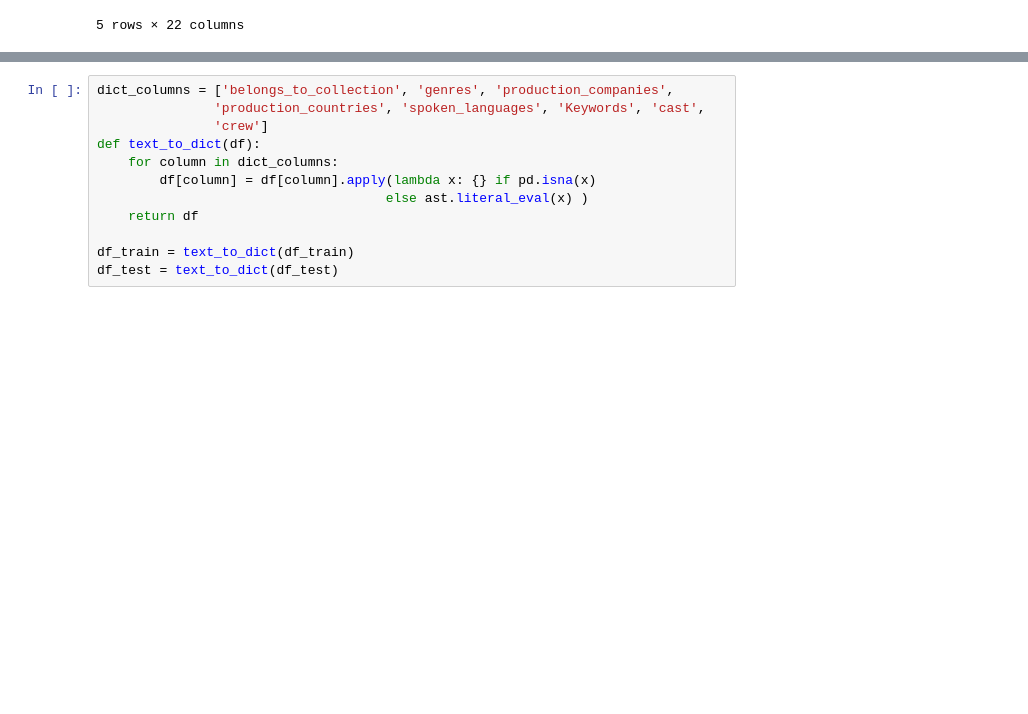
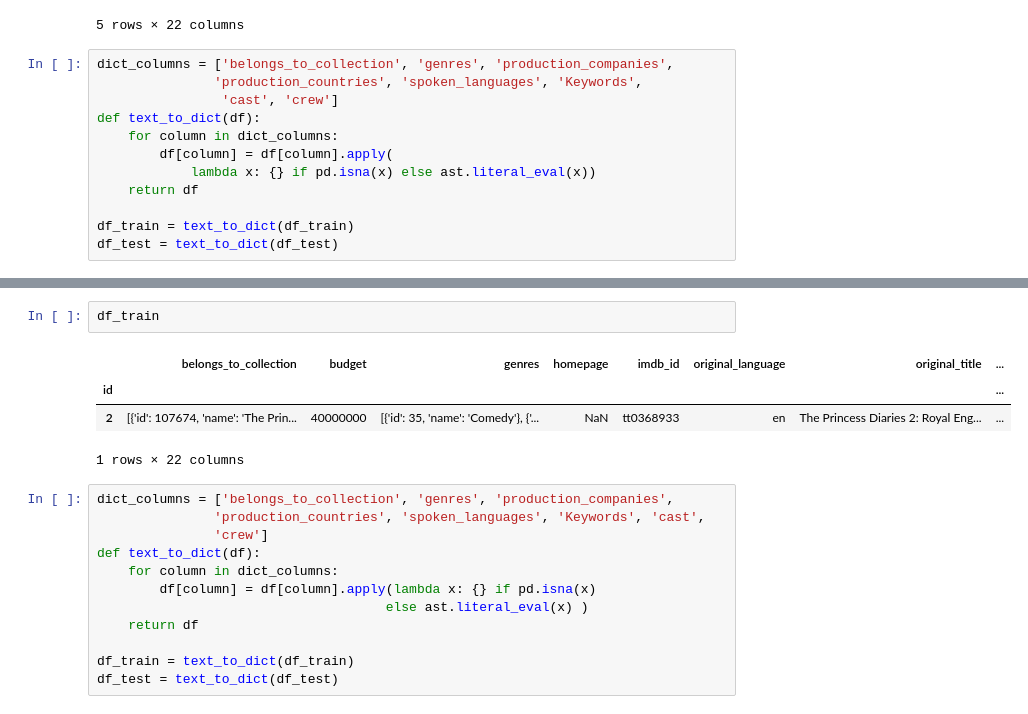
Before and after one commit to micsab/box_office_predictions, a Jupyter notebook: box_office_predictions.ipynb, the cells around one changed output, grey strips where cells are left out. Drawn from its saved outputs; the diff is of its cells as text; blank space fills up the shorter version.

```diff
--- a/box_office_predictions.ipynb
+++ b/box_office_predictions.ipynb
@@ -16,3 +17,15 @@ df_train.head()
 | 4 | NaN | 1200000 | [{'id': 53, 'name': 'Thriller'}, ... | http://kahaanithefilm.com/ | tt1821480 | hi | Kahaani | ... |
 | 5 | NaN | 0 | [{'id': 28, 'name': 'Action'}, {'... | NaN | tt1380152 | ko | 마린보이 | ... |
 5 rows × 22 columns
+# %%
+dict_columns = ['belongs_to_collection', 'genres', 'production_companies',
+               'production_countries', 'spoken_languages', 'Keywords',
+                'cast', 'crew']
+def text_to_dict(df):
+    for column in dict_columns:
+        df[column] = df[column].apply(
+            lambda x: {} if pd.isna(x) else ast.literal_eval(x))
+    return df
+
+df_train = text_to_dict(df_train)
+df_test = text_to_dict(df_test)
@@ -19,3 +58,10 @@ df_train.head()
+# %%
+df_train
+# %% [output]
+|  | belongs_to_collection | budget | genres | homepage | imdb_id | original_language | original_title | ... |
+| id |  |  |  |  |  |  |  | ... |
+| 2 | [{'id': 107674, 'name': 'The Prin... | 40000000 | [{'id': 35, 'name': 'Comedy'}, {'... | NaN | tt0368933 | en | The Princess Diaries 2: Royal Eng... | ... |
+1 rows × 22 columns
 # %%
 dict_columns = ['belongs_to_collection', 'genres', 'production_companies',
                'production_countries', 'spoken_languages', 'Keywords', 'cast',
```
Also changed, not shown: parts of 8 cells of this notebook.
